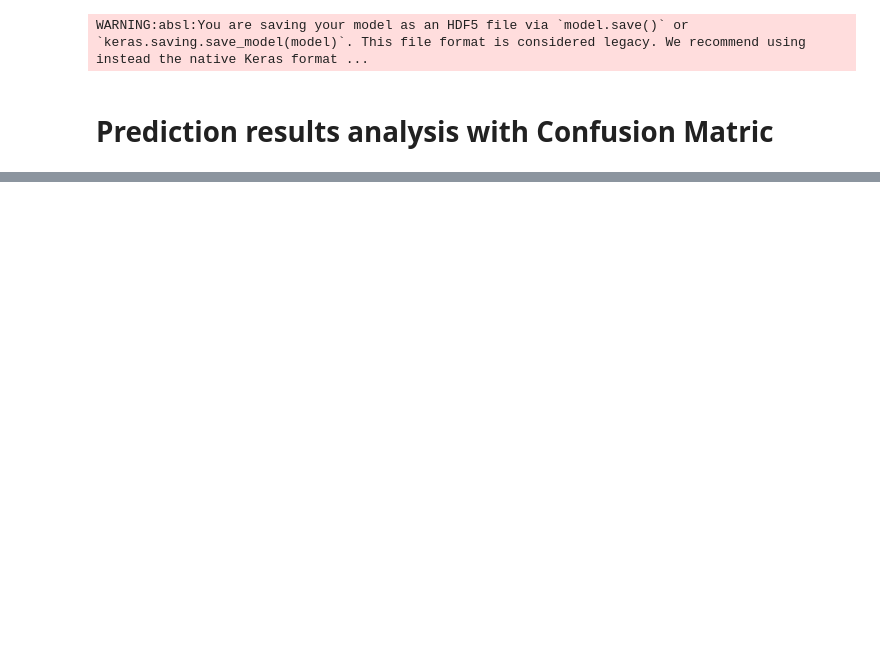
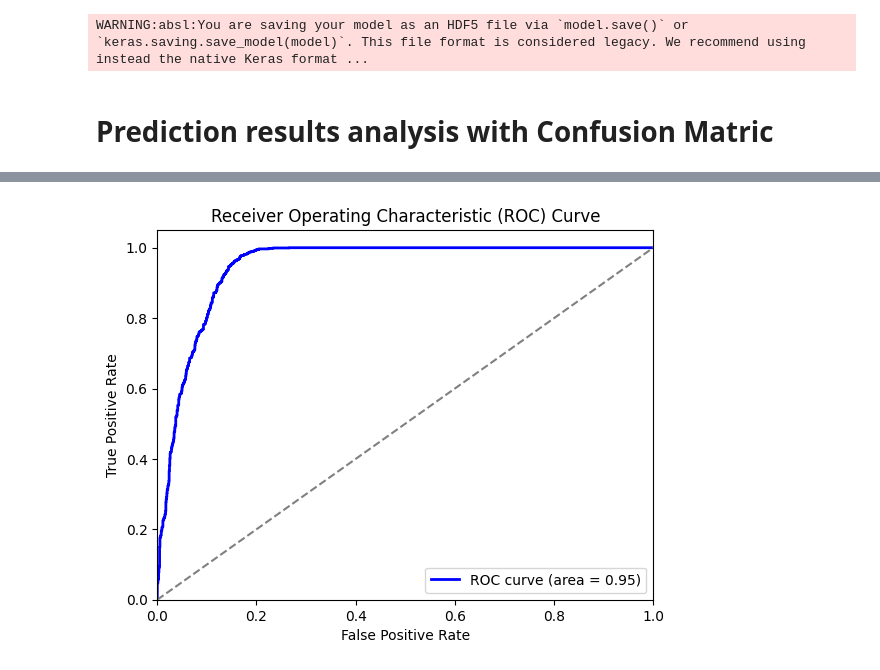
Before and after one commit to JeanMusenga/PhD-Thesis_2024_Musenga, a Jupyter notebook: TextCNN_with_Word2Vec.ipynb, the cells around one changed output, grey strips where cells are left out. Cells and saved outputs as stored; diff of their text form; code cells hidden in the pictures; blank space fills up the shorter version.

```diff
--- a/TextCNN_with_Word2Vec.ipynb
+++ b/TextCNN_with_Word2Vec.ipynb
@@ -201,24 +203,27 @@ plt.show()
 # %%
 import matplotlib.pyplot as plt
 from sklearn.metrics import roc_curve, auc
 
-# Predict probabilities (instead of classes) for the positive class using the same data
-y_pred_prob = y_pred.ravel()
+# Assuming binary classification
+# Convert one-hot encoded labels to binary labels (0 or 1)
+y_pred_prob = y_pred[:, 1]  # Use the probability of the positive class (index 1)
 
 # Compute the ROC curve
-fpr, tpr, thresholds = roc_curve(y_test, y_pred_prob)
+fpr, tpr, thresholds = roc_curve(y_true_classes, y_pred_prob)
 
 # Calculate the AUC (Area Under the Curve)
 roc_auc = auc(fpr, tpr)
 
 # Plot the ROC curve
 plt.figure()
 plt.plot(fpr, tpr, color='blue', lw=2, label=f'ROC curve (area = {roc_auc:.2f})')
 plt.plot([0, 1], [0, 1], color='gray', linestyle='--')  # Diagonal line
 plt.xlim([0.0, 1.0])
 plt.ylim([0.0, 1.05])
 plt.xlabel('False Positive Rate')
 plt.ylabel('True Positive Rate')
 plt.title('Receiver Operating Characteristic (ROC) Curve')
 plt.legend(loc="lower right")
 plt.show()
+# %% [output]
+[figure, added]
```
Also changed, not shown: parts of 7 cells of this notebook.
